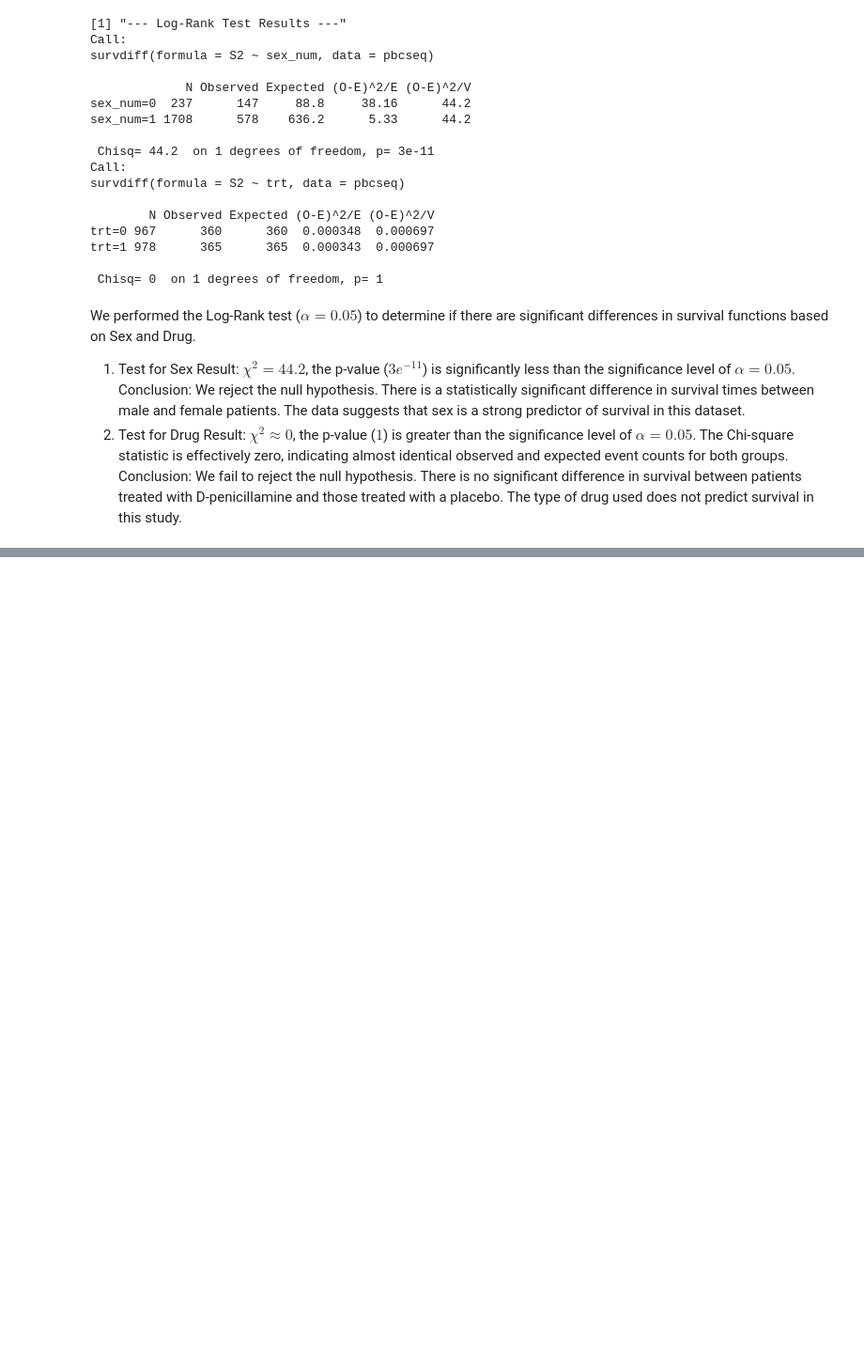
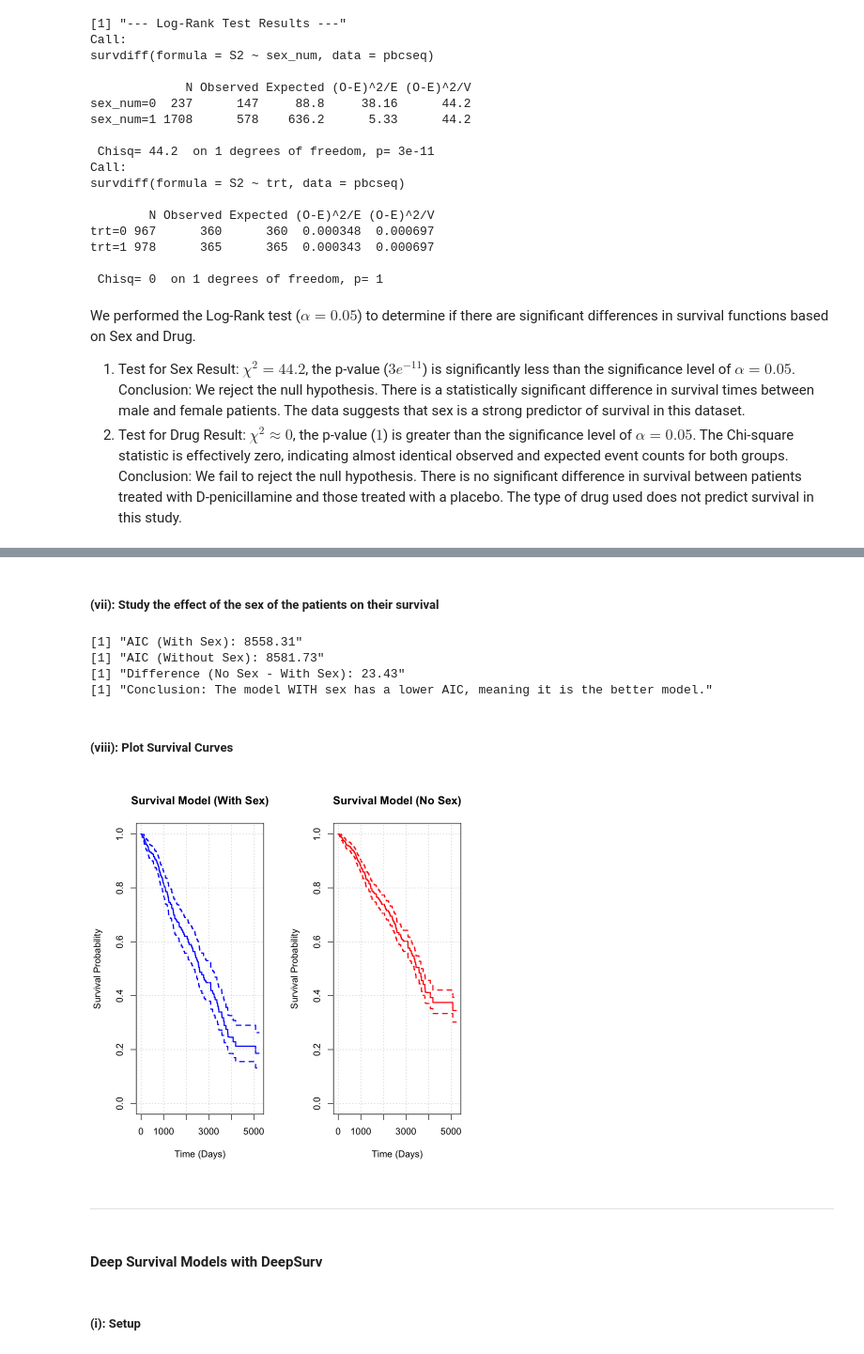
Before and after one commit to leo-ye0/Survival-Analysis, a Jupyter notebook: SA.ipynb, the cells around one changed output, grey strips where cells are left out. Shown: that part at 94% size. Drawn from its saved outputs; the diff is of its cells as text; code cells hidden in the pictures; blank space fills up the shorter version.

```diff
--- a/SA.ipynb
+++ b/SA.ipynb
@@ -149,0 +232,9 @@ Conclusion: We fail to reject the null hypothesis. There is no significant diffe
+# %%
+full_formula <- ~ trt + bili + age + sex_num + ascites + hepato + spiders + edema + albumin + ast + protime + log_alk_phos + log_platelet + stage
+M_f <- step(M_initial,
+            scope = list(lower = ~ trt + bili, upper = full_formula),
+            direction = "both",
+            trace = 0)
+
+print("--- Final Selected Model (Best Fit) ---")
+summary(M_f)
@@ -149,0 +287,53 @@ Conclusion: We fail to reject the null hypothesis. There is no significant diffe
+# %% [markdown]
+##### (vii): Study the effect of the sex of the patients on their survival
+# %%
+M_with_sex <- M_f
+M_no_sex <- update(M_with_sex, . ~ . - sex_num)
+aic_with <- AIC(M_with_sex)
+aic_no   <- AIC(M_no_sex)
+print(paste("AIC (With Sex):", round(aic_with, 2)))
+print(paste("AIC (Without Sex):", round(aic_no, 2)))
+diff <- aic_no - aic_with
+print(paste("Difference (No Sex - With Sex):", round(diff, 2)))
+if(aic_with < aic_no) {
+  print("Conclusion: The model WITH sex has a lower AIC, meaning it is the better model.")
+} else {
+  print("Conclusion: The model WITHOUT sex has a lower AIC, meaning sex does not improve the model.")
+}
+# %% [output]
+[1] "AIC (With Sex): 8558.31"
+[1] "AIC (Without Sex): 8581.73"
+[1] "Difference (No Sex - With Sex): 23.43"
+[1] "Conclusion: The model WITH sex has a lower AIC, meaning it is the better model."
+# %% [markdown]
+##### (viii): Plot Survival Curves
+# %%
+fit_with <- survfit(M_with_sex)
+fit_no   <- survfit(M_no_sex)
+par(mfrow=c(1,2), bg="white")
+# Plot 1: Model WITH Sex
+plot(fit_with,
+     col = "blue",
+     lwd = 2,
+     main = "Survival Model (With Sex)",
+     xlab = "Time (Days)",
+     ylab = "Survival Probability")
+# Add a simple grid for readability
+grid()
+
+# Plot 2: Model WITHOUT Sex
+plot(fit_no,
+     col = "red",
+     lwd = 2,
+     main = "Survival Model (No Sex)",
+     xlab = "Time (Days)",
+     ylab = "Survival Probability")
+grid()
+# %% [output]
+[figure, added]
+# %% [markdown]
+---
+# %% [markdown]
+#### Deep Survival Models with DeepSurv
+# %% [markdown]
+##### (i): Setup
```
Also changed, not shown: parts of 28 cells of this notebook, 1 other file.
